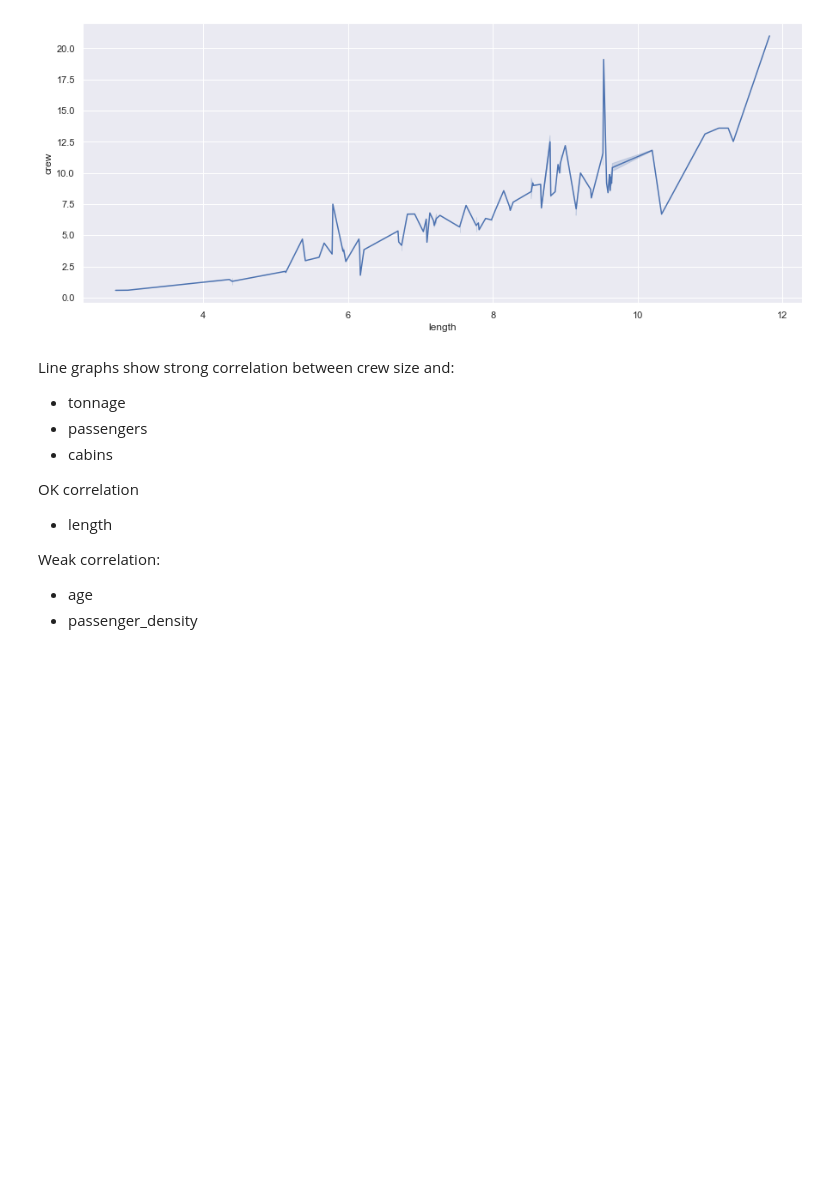
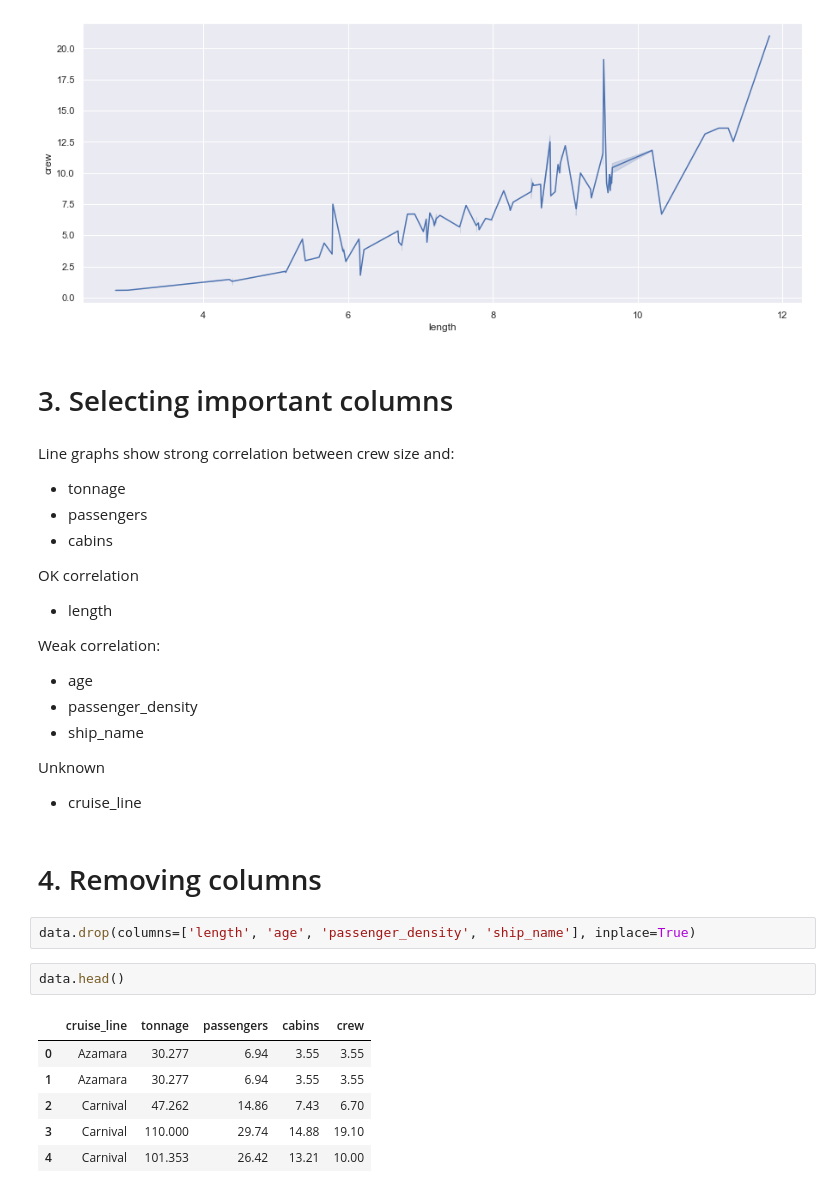
Before and after one commit to halpert3/cruise_ship, a Jupyter notebook: 1_cruise_ship_notebook.ipynb, the cells around one changed output. Saved outputs shown, nothing was run; the diff lists cells and outputs as text; blank space fills up the shorter version.

```diff
--- a/1_cruise_ship_notebook.ipynb
+++ b/1_cruise_ship_notebook.ipynb
@@ -144,6 +150,8 @@ sns.set(rc={'figure.figsize':(15, 6)})
 g = sns.lineplot(x=data.length, y=data.crew)
 # %% [output]
 [figure]
+# %% [markdown]
+# 3. Selecting important columns
 # %% [markdown]
 Line graphs show strong correlation between crew size and:
 - tonnage
@@ -157,3 +165,20 @@ OK correlation
 Weak correlation:
 - age
 - passenger_density
+- ship_name
+
+Unknown
+- cruise_line
+# %% [markdown]
+# 4. Removing columns
+# %%
+data.drop(columns=['length', 'age', 'passenger_density', 'ship_name'], inplace=True)
+# %%
+data.head()
+# %% [output]
+|  | cruise_line | tonnage | passengers | cabins | crew |
+| 0 | Azamara | 30.277 | 6.94 | 3.55 | 3.55 |
+| 1 | Azamara | 30.277 | 6.94 | 3.55 | 3.55 |
+| 2 | Carnival | 47.262 | 14.86 | 7.43 | 6.70 |
+| 3 | Carnival | 110.000 | 29.74 | 14.88 | 19.10 |
+| 4 | Carnival | 101.353 | 26.42 | 13.21 | 10.00 |
```
Also changed, not shown: parts of 14 cells of this notebook.
